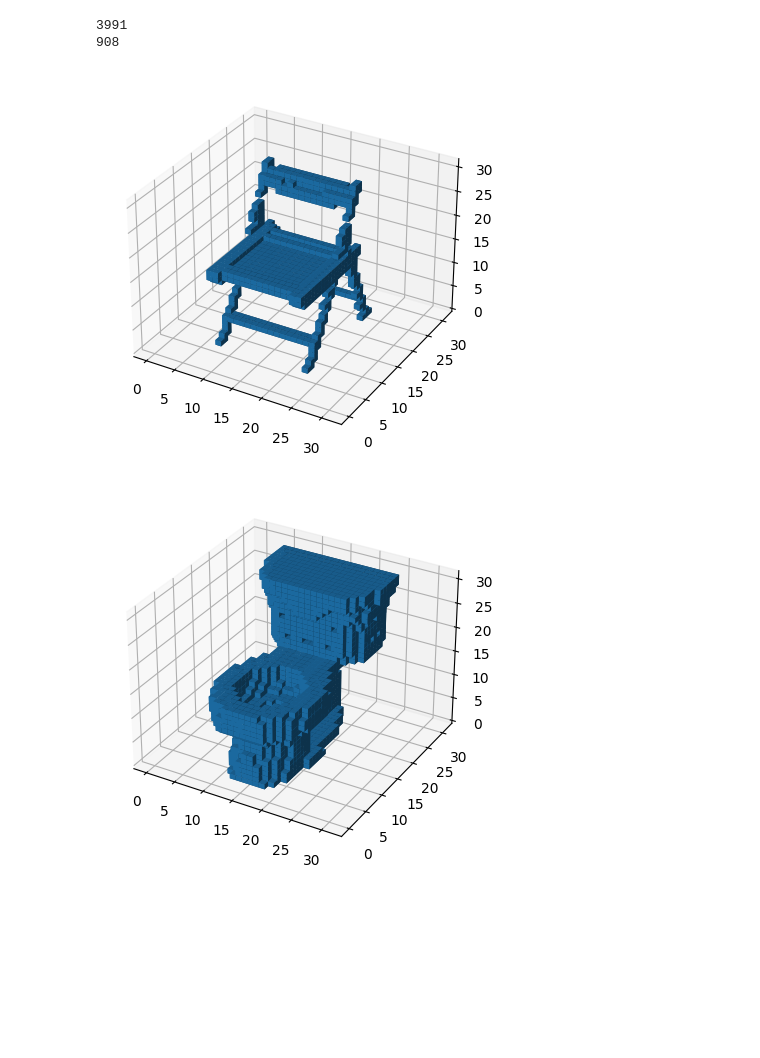
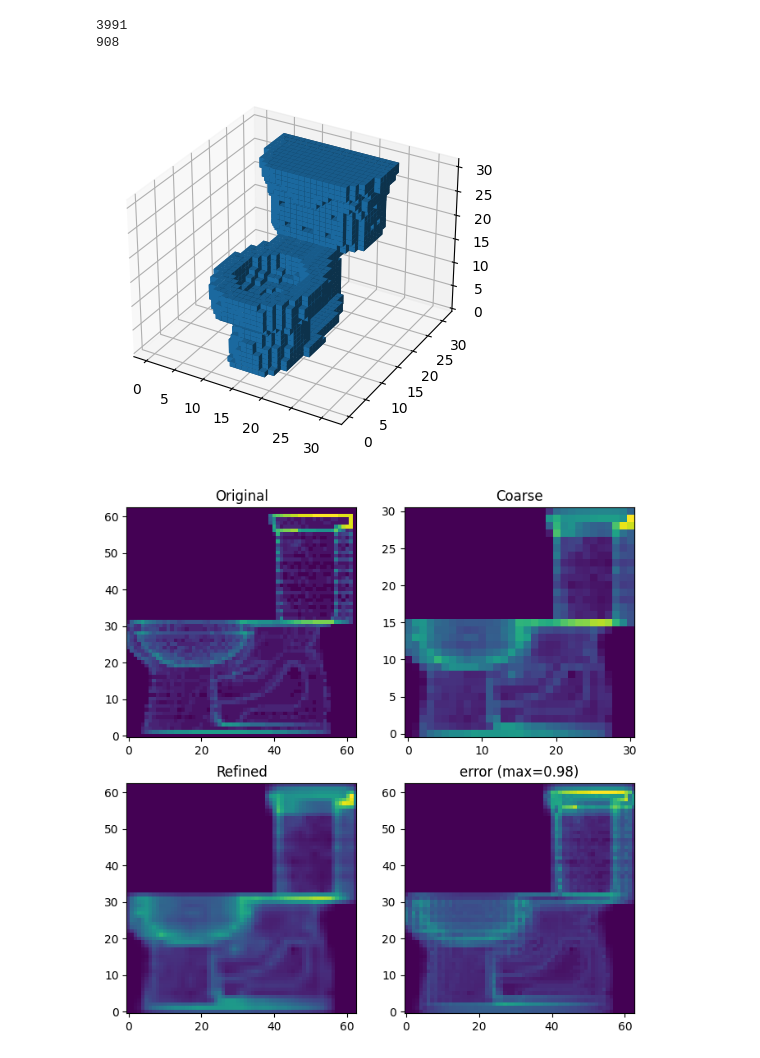
Before and after one commit to Multilevel-NN/torchbraid, a Jupyter notebook: examples/modelnet/ModelNet_vis.ipynb, the cells around one changed output. Drawn from its saved outputs; the diff is of its cells as text; code cells hidden in the pictures; blank space fills up the shorter version.

```diff
--- a/examples/modelnet/ModelNet_vis.ipynb
+++ b/examples/modelnet/ModelNet_vis.ipynb
@@ -33,26 +34,13 @@ print(len(test))
 3991
 908
 # %%
-import matplotlib.pyplot as plt
-
-# plot a sample image
-img = train[1299][0]
-
+# plot a sample image from the test dataset
+img = test[900][0] # toilet
 fig = plt.figure()
 ax = fig.add_subplot(projection='3d')
 ax.voxels(img[0])
 plt.show()
 # %% [output]
-[figure, old version]
+[figure, new version]
-# %%
-# plot a sample image from the test dataset
-img = test[900][0]
-
-fig = plt.figure()
-ax = fig.add_subplot(projection='3d')
-ax.voxels(img[0])
-plt.show()
-# %% [output]
-[figure, removed]
 # %%
 # define spatial coarsening and refinement functions
@@ -68,2 +90,37 @@ def refine(img):
+# %%
+# coarsen and refine a sample image
+from matplotlib import transforms
+
+# img = train[rand_index][0]
+img = test[900][0]
+img = torch.unsqueeze(img, 0)
+# img = new_refine(new_coarsen(img))
+coarse = coarsen(img)
+refined = refine(coarse)
+
+tr = transforms.Affine2D().rotate_deg(-90)
+
+dim = 0
+# plot coarse, original, and refined
+fig = plt.figure(figsize=(8, 8))
+ax = fig.add_subplot(2, 2, 1)
+ax.imshow(torch.sum(img[0][0], dim=dim).T, origin='lower')
+ax.set_title("Original")
+
+ax = fig.add_subplot(2, 2, 2)
+ax.imshow(torch.sum(coarse[0][0], dim=dim).T, origin='lower')
+ax.set_title("Coarse")
+
+ax = fig.add_subplot(2, 2, 3)
+ax.imshow(torch.sum(refined[0][0], dim=dim).T, origin='lower')
+ax.set_title("Refined")
+
+ax = fig.add_subplot(2, 2, 4)
+error = torch.abs(img[0][0] - refined[0][0])
+ax.imshow(torch.sum(error, dim=dim).T, origin='lower')
+ax.set_title(f"error (max={torch.max(error):.2f})")
+plt.show()
+# %% [output]
+[figure, added]
 # %%
 # coarsen and refine a sample image
```
Also changed, not shown: parts of 5 cells of this notebook, 2 other files.
